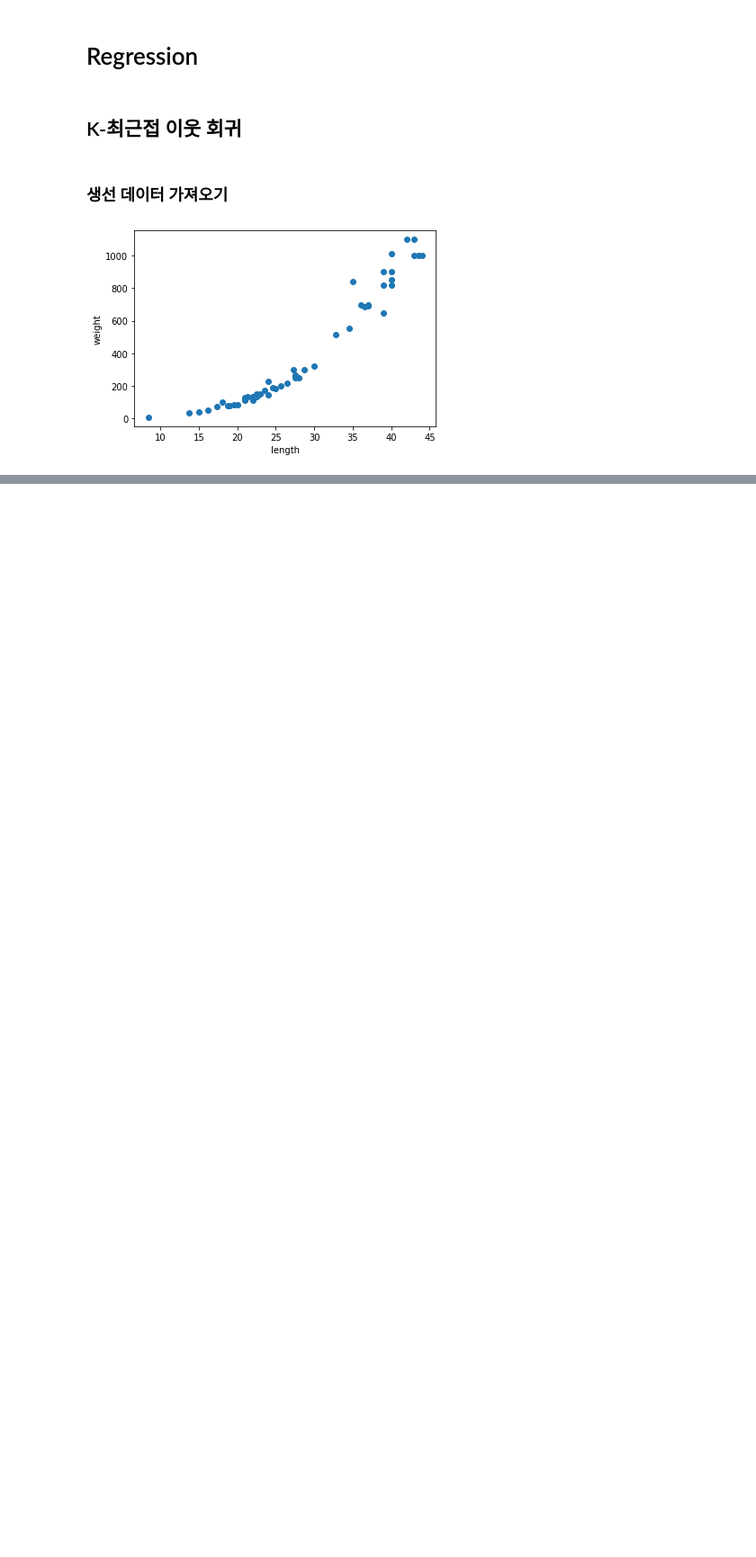
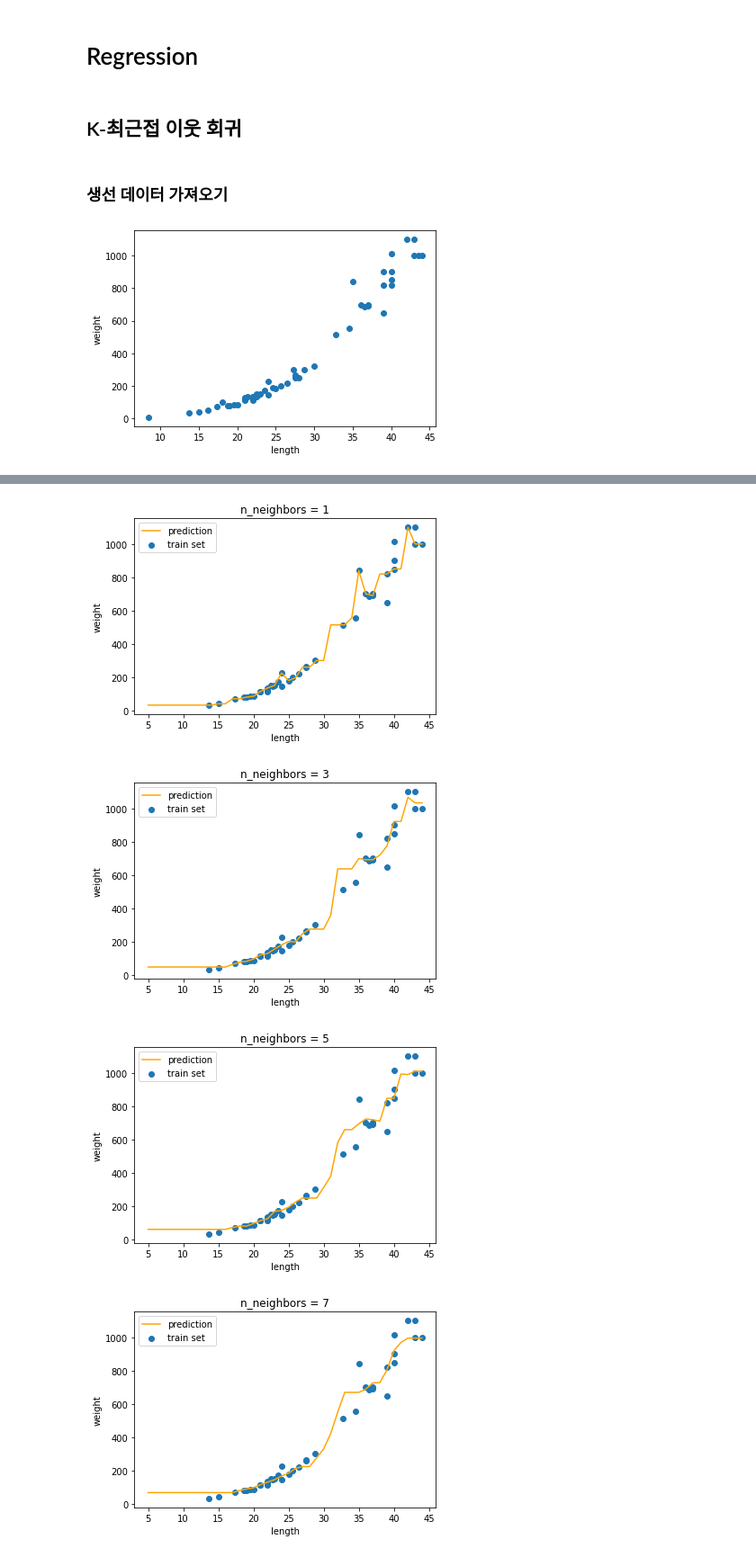
Before and after one commit to epocheing/202206_KNU_kdt2, a Jupyter notebook: machine_learning/D_0831.ipynb, the cells around one changed output, grey strips where cells are left out. Shown at 90% size. Drawn from its saved outputs; the diff is of its cells as text; code cells hidden in the pictures; blank space fills up the shorter version.

```diff
--- a/machine_learning/D_0831.ipynb
+++ b/machine_learning/D_0831.ipynb
@@ -42,0 +58,9 @@ plt.show()
+# %%
+from sklearn.neighbors import KNeighborsRegressor
+
+knr = KNeighborsRegressor()
+
+knr.fit(train_input, train_target)
+
+print(f"knr.score: {knr.score(train_input, train_target)}")
+print(f"test.score: {knr.score(test_input, test_target)}")
@@ -42,0 +84,12 @@ plt.show()
+# %%
+print(f"knr.score_train: {knr.score(train_input, train_target)}")
+print(f"knr.score_test: {knr.score(test_input, test_target)}")
+
+# 이웃의 갯수를 3으로 설정
+knr.n_neighbors = 3
+
+# 모델 다시 훈련
+knr.fit(train_input, train_target)
+
+print(f"knr.score_train_new: {knr.score(train_input, train_target)}")
+print(f"knr.score_test_new: {knr.score(test_input, test_target)}")
@@ -42,0 +103,26 @@ plt.show()
+# %%
+# k-최근접 이웃 회귀 객체 생성
+knr = KNeighborsRegressor()
+# x:농어의 길이(5 ~ 45까지 범위 설정)
+x = np.arange(5, 45).reshape(-1, 1)
+
+# n=1, 5, 10일때 예측 결과 그래프
+for n in [1, 3, 5, 7, 10]:
+    # 모델 훈련
+    knr.n_neighbors = n
+    knr.fit(train_input, train_target)
+    # 지정한 범위 x(농어의 길이)에 대한 농어 무게 예측하기
+    prediction = knr.predict(x)
+    # 훈련 세트와 예측 결과 그래프 그리기
+    plt.scatter(train_input, train_target, label='train set')
+    plt.plot(x, prediction, label='prediction', color='orange')
+    plt.title('n_neighbors = {}'.format(n))
+    plt.xlabel('length')
+    plt.ylabel('weight')
+    plt.legend()
+    plt.show()
+# %% [output]
+[figure, added]
+[figure, added]
+[figure, added]
+[figure, added]
```
Also changed, not shown: parts of 13 cells of this notebook, 1 other file.
